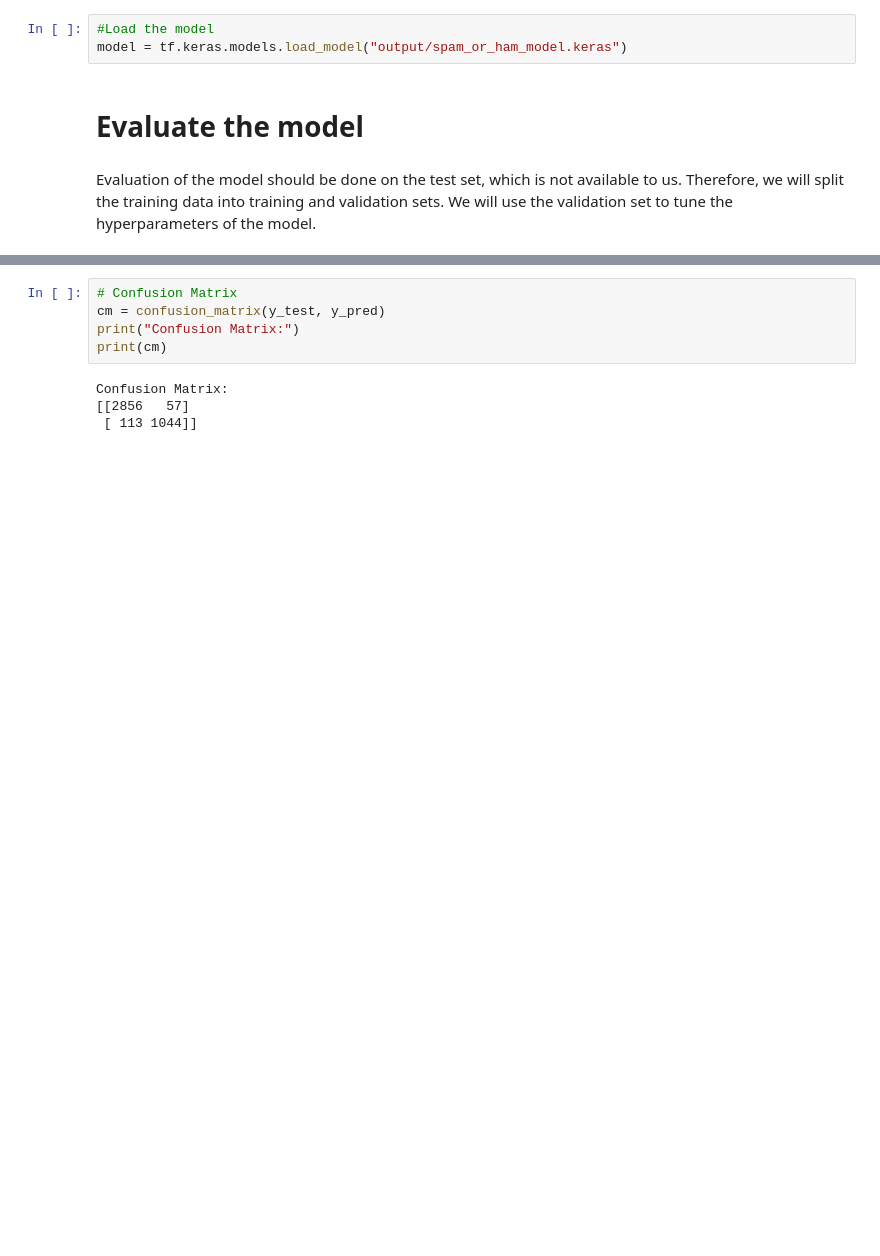
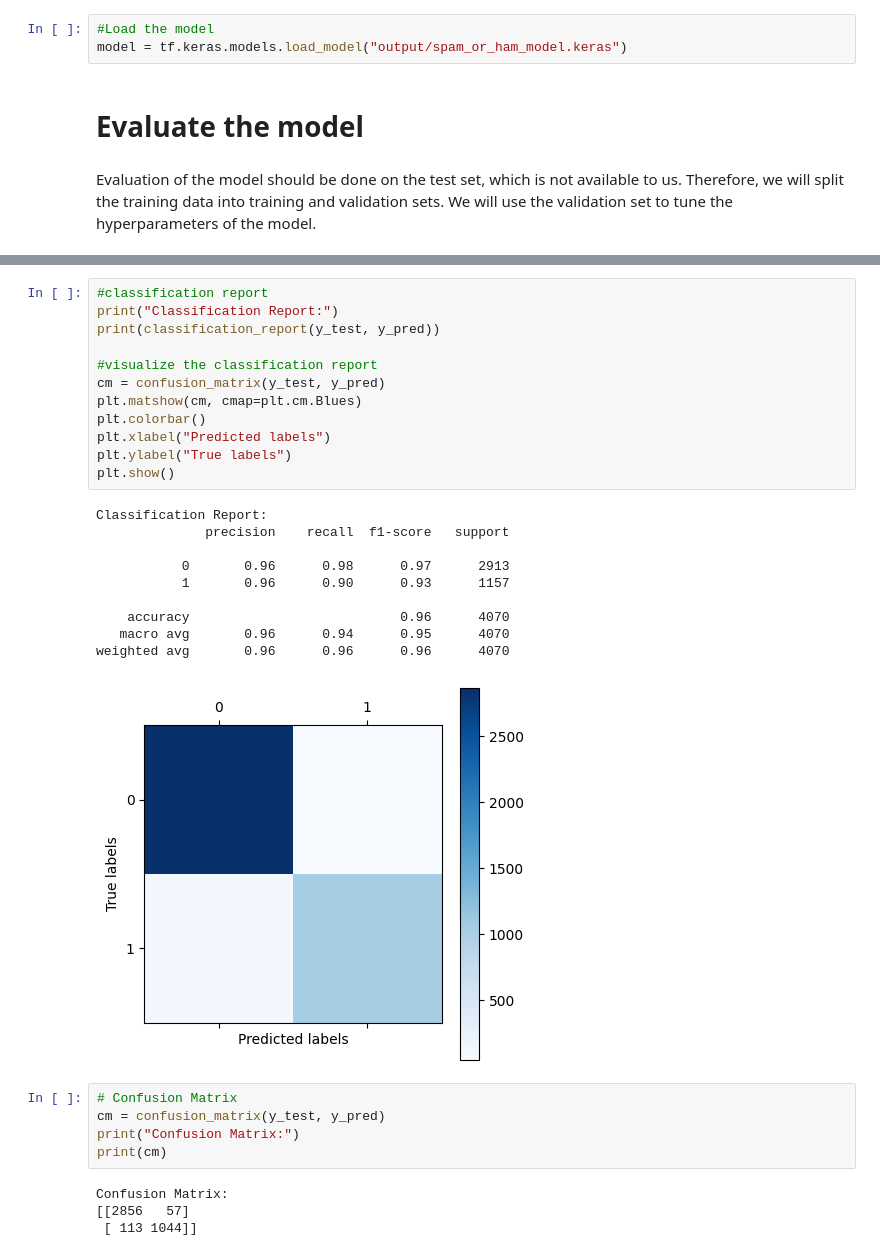
Before and after one commit to polymons/Deep-Learning-Experiments, a Jupyter notebook: spam-or-ham-analysis.ipynb, the cells around one changed output, grey strips where cells are left out. Saved outputs shown, nothing was run; the diff lists cells and outputs as text; blank space fills up the shorter version.

```diff
--- a/spam-or-ham-analysis.ipynb
+++ b/spam-or-ham-analysis.ipynb
@@ -132,3 +150,26 @@ weighted avg       0.96      0.96      0.96      4070
+# %%
+#classification report
+print("Classification Report:")
+print(classification_report(y_test, y_pred))
+
+#visualize the classification report
+cm = confusion_matrix(y_test, y_pred)
+plt.matshow(cm, cmap=plt.cm.Blues)
+plt.colorbar()
+plt.xlabel("Predicted labels")
+plt.ylabel("True labels")
+plt.show()
+# %% [output]
+Classification Report:
+              precision    recall  f1-score   support
+
+           0       0.96      0.98      0.97      2913
+           1       0.96      0.90      0.93      1157
+
+    accuracy                           0.96      4070
+   macro avg       0.96      0.94      0.95      4070
+weighted avg       0.96      0.96      0.96      4070
+[figure, added]
 # %%
 # Confusion Matrix
 cm = confusion_matrix(y_test, y_pred)
```
Also changed, not shown: parts of 14 cells of this notebook, 1 other file.
